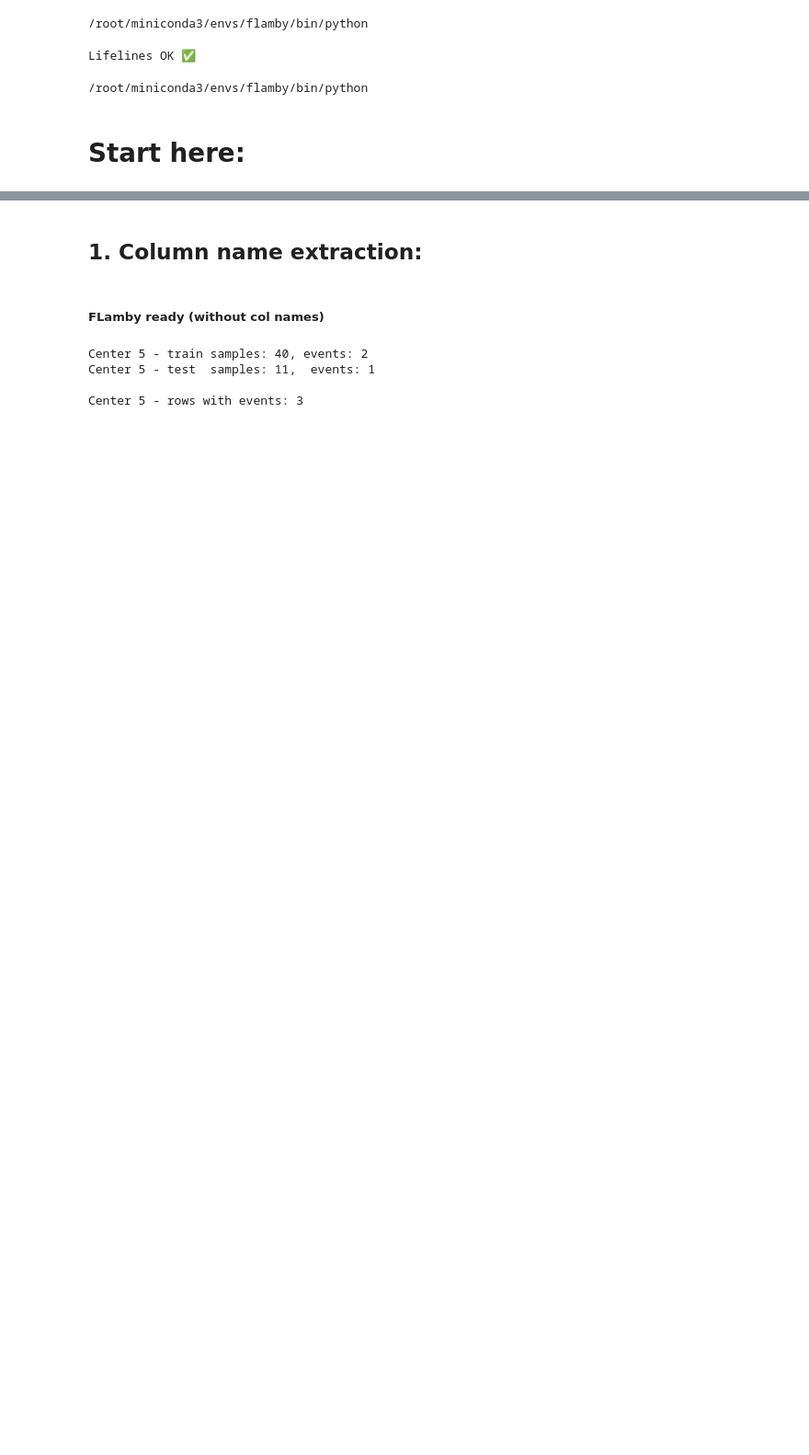
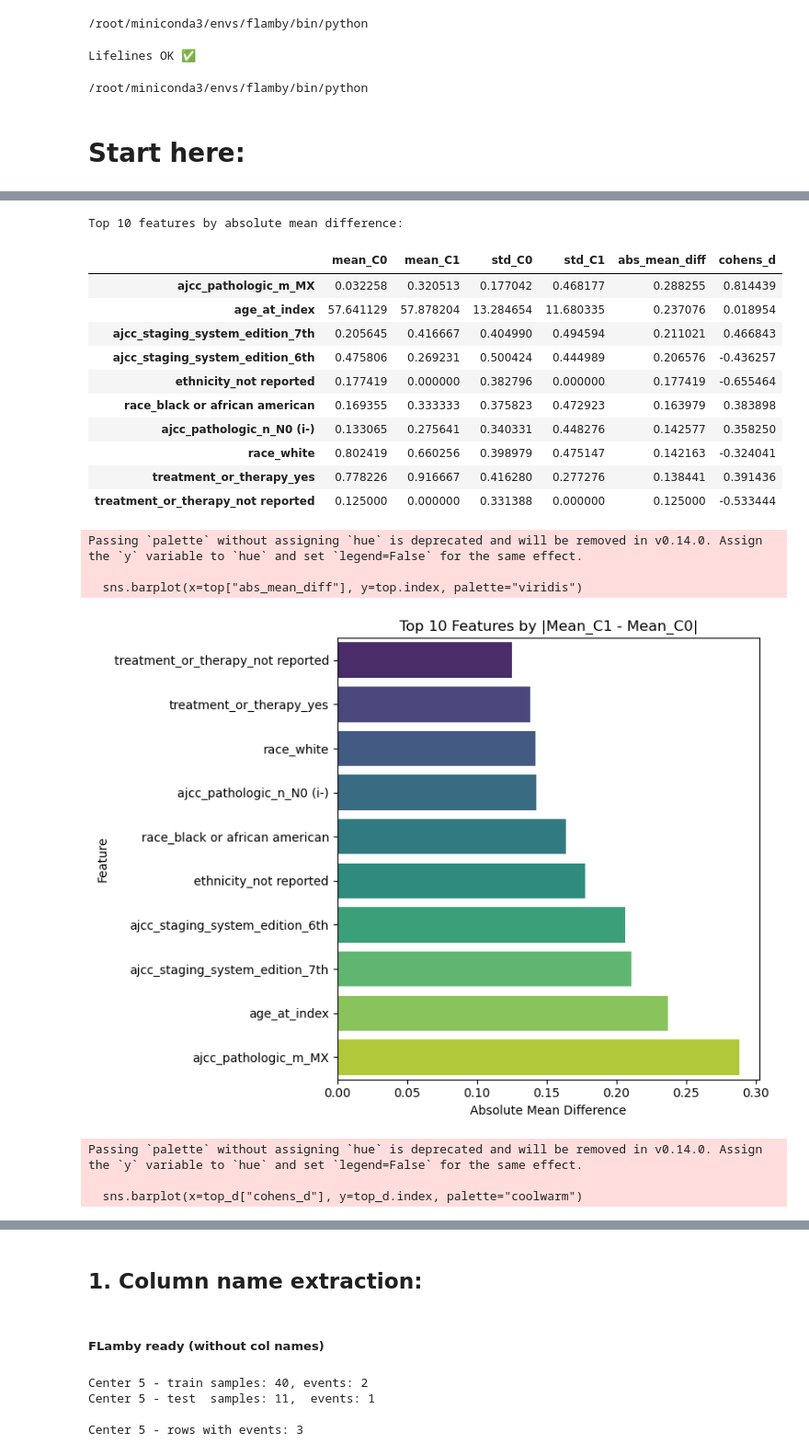
Before and after one commit to nataliamorenob/Survival-Models-in-Federated-Healthcare-Settings, a Jupyter notebook: DataExploration/dataset_exploration.ipynb, the cells around one changed output, grey strips where cells are left out. Shown at 92% size. Drawn from its saved outputs; the diff is of its cells as text; code cells hidden in the pictures; blank space fills up the shorter version.

```diff
--- a/DataExploration/dataset_exploration.ipynb
+++ b/DataExploration/dataset_exploration.ipynb
@@ -34,0 +111,69 @@ from flamby.datasets.fed_tcga_brca import FedTcgaBrca
+# %%
+import numpy as np
+import matplotlib.pyplot as plt
+import seaborn as sns
+
+# Compute mean/std per feature for each center
+means_c0 = df_c0[feature_cols].mean()
+means_c1 = df_c1[feature_cols].mean()
+std_c0 = df_c0[feature_cols].std(ddof=1)
+std_c1 = df_c1[feature_cols].std(ddof=1)
+
+# Effect size (Cohen's d) and absolute mean difference
+pooled_std = np.sqrt((std_c0**2 + std_c1**2) / 2)
+cohens_d = (means_c1 - means_c0) / pooled_std
+abs_mean_diff = (means_c1 - means_c0).abs()
+
+diff_table = pd.DataFrame({
+    "mean_C0": means_c0,
+    "mean_C1": means_c1,
+    "std_C0": std_c0,
+    "std_C1": std_c1,
+    "abs_mean_diff": abs_mean_diff,
+    "cohens_d": cohens_d
+}).sort_values("abs_mean_diff", ascending=False)
+
+# Print the most different features
+top_n = 10
+print(f"Top {top_n} features by absolute mean difference:")
+display(diff_table.head(top_n))
+
+# Bar plot for top-N absolute mean differences
+plt.figure(figsize=(8, 6))
+top = diff_table.head(top_n).iloc[::-1]
+sns.barplot(x=top["abs_mean_diff"], y=top.index, palette="viridis")
+plt.title(f"Top {top_n} Features by |Mean_C1 - Mean_C0|")
+plt.xlabel("Absolute Mean Difference")
+plt.ylabel("Feature")
+plt.tight_layout()
+plt.show()
+
+# Optional: plot top-N by |Cohen's d| (standardized difference)
+top_d = diff_table.reindex(diff_table["cohens_d"].abs().sort_values(ascending=False).head(top_n).index)
+plt.figure(figsize=(8, 6))
+sns.barplot(x=top_d["cohens_d"], y=top_d.index, palette="coolwarm")
+plt.title(f"Top {top_n} Features by |Cohen's d|")
+plt.xlabel("Cohen's d")
+plt.ylabel("Feature")
+plt.tight_layout()
+plt.show()
+# %% [output]
+Top 10 features by absolute mean difference:
+|  | mean_C0 | mean_C1 | std_C0 | std_C1 | abs_mean_diff | cohens_d |
+| ajcc_pathologic_m_MX | 0.032258 | 0.320513 | 0.177042 | 0.468177 | 0.288255 | 0.814439 |
+| age_at_index | 57.641129 | 57.878204 | 13.284654 | 11.680335 | 0.237076 | 0.018954 |
+| ajcc_staging_system_edition_7th | 0.205645 | 0.416667 | 0.404990 | 0.494594 | 0.211021 | 0.466843 |
+| ajcc_staging_system_edition_6th | 0.475806 | 0.269231 | 0.500424 | 0.444989 | 0.206576 | -0.436257 |
+| ethnicity_not reported | 0.177419 | 0.000000 | 0.382796 | 0.000000 | 0.177419 | -0.655464 |
+| race_black or african american | 0.169355 | 0.333333 | 0.375823 | 0.472923 | 0.163979 | 0.383898 |
+| ajcc_pathologic_n_N0 (i-) | 0.133065 | 0.275641 | 0.340331 | 0.448276 | 0.142577 | 0.358250 |
+| race_white | 0.802419 | 0.660256 | 0.398979 | 0.475147 | 0.142163 | -0.324041 |
+| treatment_or_therapy_yes | 0.778226 | 0.916667 | 0.416280 | 0.277276 | 0.138441 | 0.391436 |
+| treatment_or_therapy_not reported | 0.125000 | 0.000000 | 0.331388 | 0.000000 | 0.125000 | -0.533444 |
+Passing `palette` without assigning `hue` is deprecated and will be removed in v0.14.0. Assign the `y` variable to `hue` and set `legend=False` for the same effect.
+
+  sns.barplot(x=top["abs_mean_diff"], y=top.index, palette="viridis")
+[figure, added]
+Passing `palette` without assigning `hue` is deprecated and will be removed in v0.14.0. Assign the `y` variable to `hue` and set `legend=False` for the same effect.
+
+  sns.barplot(x=top_d["cohens_d"], y=top_d.index, palette="coolwarm")
```
Also changed, not shown: parts of 11 cells of this notebook, 4 other files.
